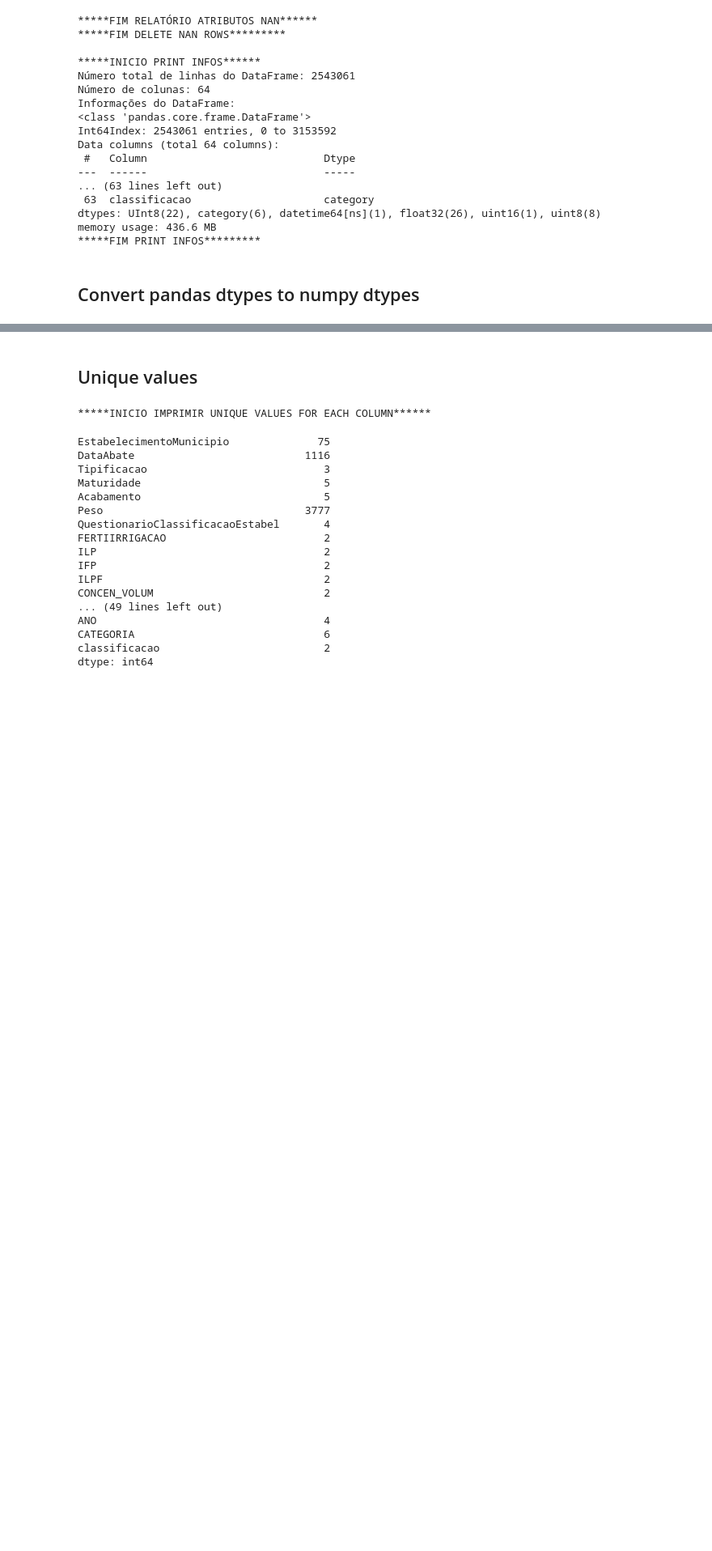
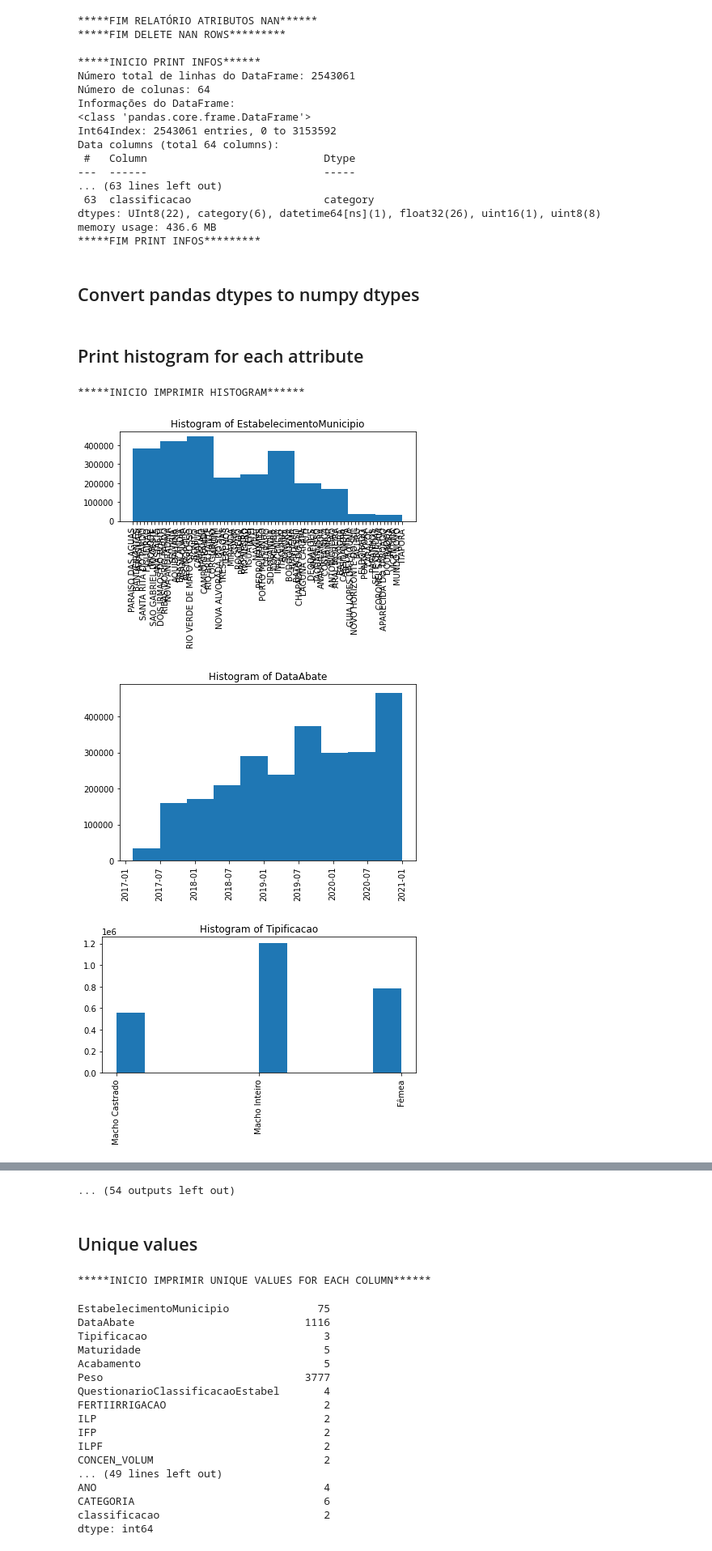
Before and after one commit to rafamarquesi/precoce-ms-classification, a Jupyter notebook: main.ipynb, the cells around one changed output, grey strips where cells are left out. Shown at 81% size. Cells and saved outputs as stored; diff of their text form; code cells hidden in the pictures; blank space fills up the shorter version.

Commit message:
Print histogram for each attribute

```diff
--- a/main.ipynb
+++ b/main.ipynb
@@ -493,3 +493,15 @@ memory usage: 436.6 MB
 # Convert pandas dtypes to numpy dtypes, some operations doesn't work with pandas dtype, for exemple, the XGBoost models
 precoce_ms_data_frame = utils.convert_pandas_dtype_to_numpy_dtype(
     data_frame=precoce_ms_data_frame, pandas_dtypes=[pd.UInt8Dtype()])
+# %% [markdown]
+## Print histogram for each attribute
+# %%
+# Print histogram for each attribute
+reports.histogram(
+    data_frame=precoce_ms_data_frame
+)
+# %% [output]
+*****INICIO IMPRIMIR HISTOGRAM******
+[figure, added]
+[figure, added]
+[figure, added]
@@ -496,3 +516,4 @@ precoce_ms_data_frame = utils.convert_pandas_dtype_to_numpy_dtype(
+... (54 outputs left out)
 # %% [markdown]
 ## Unique values
 # %%
```
Also changed, not shown: parts of 1 cell of this notebook.
